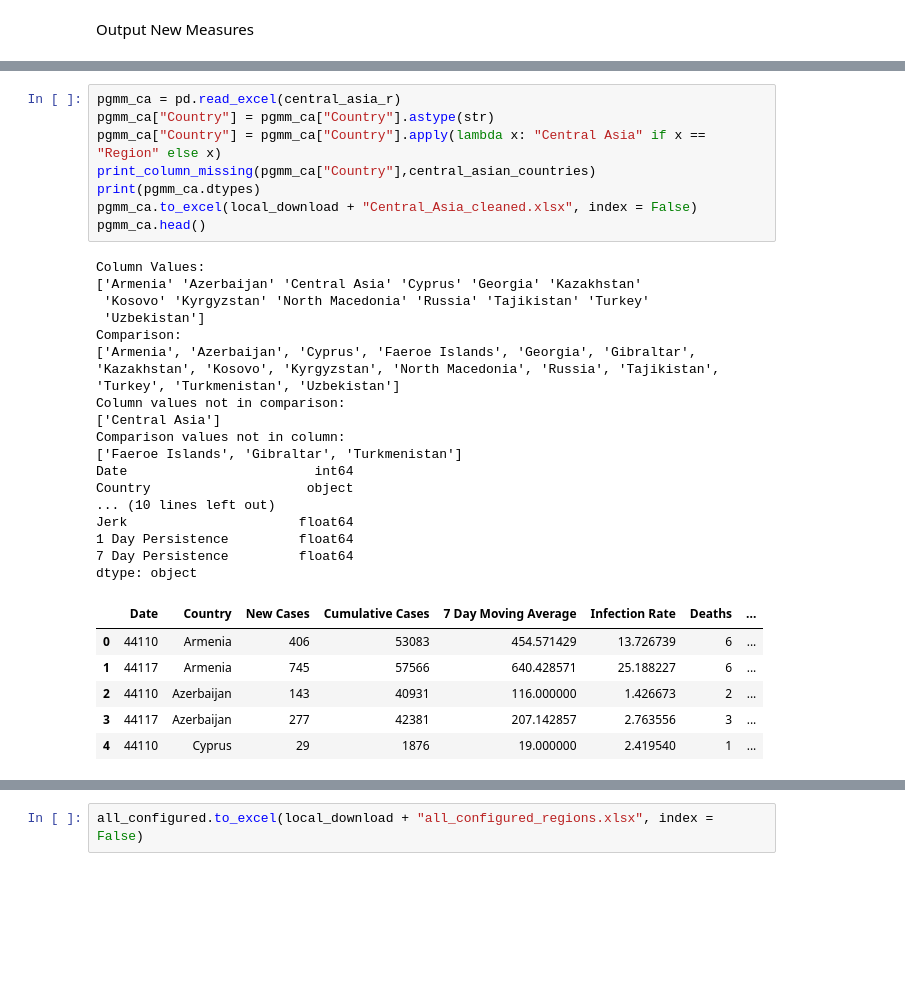
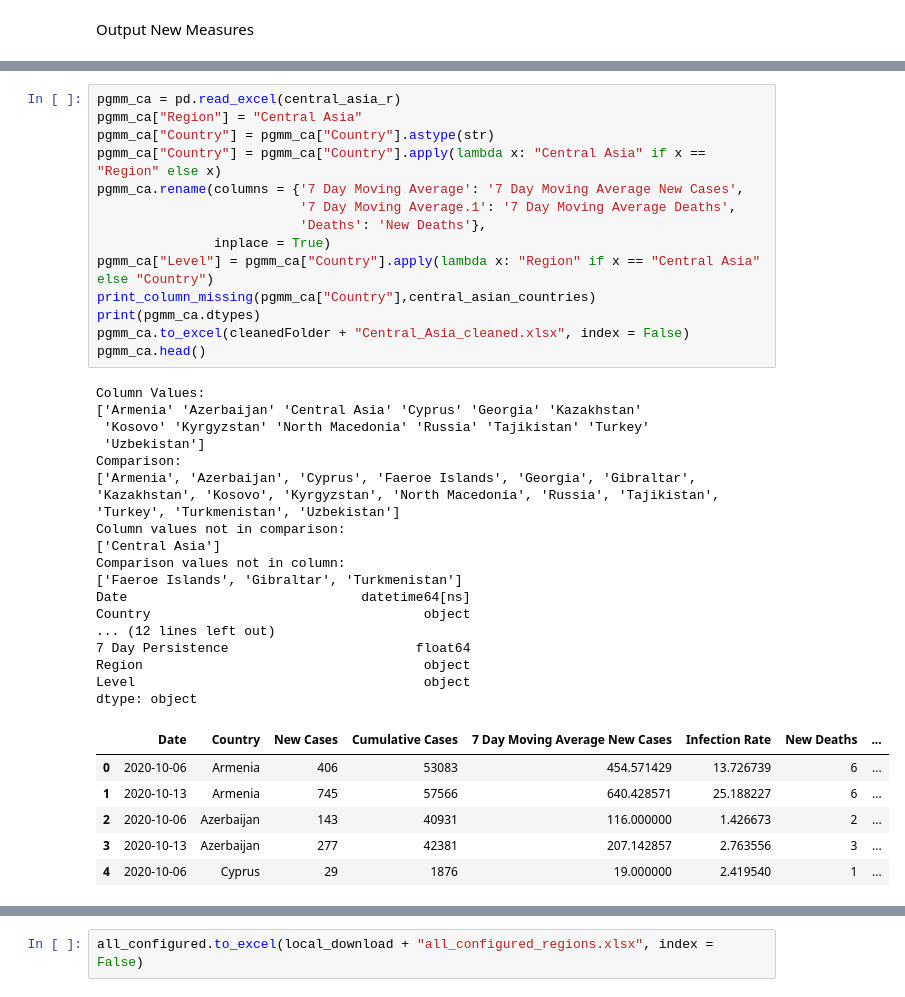
Before and after one commit to janinewhite/Global-COVID-Surveillance, a Jupyter notebook: COVID Surveillance.ipynb, the cells around one changed output, grey strips where cells are left out. Drawn from its saved outputs; the diff is of its cells as text; blank space fills up the shorter version.

Commit message:
pgmm daily and weekly inputs

```diff
--- a/COVID Surveillance.ipynb
+++ b/COVID Surveillance.ipynb
@@ -818,35 +888,41 @@ dtype: object
 | 4 | 2020-10-06 | Bahamas | 107 | 4559 | 93.714286 | 27.472386 | 4 | ... |
 # %%
 pgmm_ca = pd.read_excel(central_asia_r)
+pgmm_ca["Region"] = "Central Asia"
 pgmm_ca["Country"] = pgmm_ca["Country"].astype(str)
 pgmm_ca["Country"] = pgmm_ca["Country"].apply(lambda x: "Central Asia" if x == "Region" else x)
+pgmm_ca.rename(columns = {'7 Day Moving Average': '7 Day Moving Average New Cases',
+                          '7 Day Moving Average.1': '7 Day Moving Average Deaths',
+                          'Deaths': 'New Deaths'},
+               inplace = True)
+pgmm_ca["Level"] = pgmm_ca["Country"].apply(lambda x: "Region" if x == "Central Asia" else "Country")
 print_column_missing(pgmm_ca["Country"],central_asian_countries)
 print(pgmm_ca.dtypes)
-pgmm_ca.to_excel(local_download + "Central_Asia_cleaned.xlsx", index = False)
+pgmm_ca.to_excel(cleanedFolder + "Central_Asia_cleaned.xlsx", index = False)
 pgmm_ca.head()
 # %% [output]
 Column Values:
 ['Armenia' 'Azerbaijan' 'Central Asia' 'Cyprus' 'Georgia' 'Kazakhstan'
  'Kosovo' 'Kyrgyzstan' 'North Macedonia' 'Russia' 'Tajikistan' 'Turkey'
  'Uzbekistan']
 Comparison:
 ['Armenia', 'Azerbaijan', 'Cyprus', 'Faeroe Islands', 'Georgia', 'Gibraltar', 'Kazakhstan', 'Kosovo', 'Kyrgyzstan', 'North Macedonia', 'Russia', 'Tajikistan', 'Turkey', 'Turkmenistan', 'Uzbekistan']
 Column values not in comparison:
 ['Central Asia']
 Comparison values not in column:
 ['Faeroe Islands', 'Gibraltar', 'Turkmenistan']
-Date                        int64
-Country                    object
-... (10 lines left out)
-Jerk                      float64
-1 Day Persistence         float64
-7 Day Persistence         float64
+Date                              datetime64[ns]
+Country                                   object
+... (12 lines left out)
+7 Day Persistence                        float64
+Region                                    object
+Level                                     object
 dtype: object
-|  | Date | Country | New Cases | Cumulative Cases | 7 Day Moving Average | Infection Rate | Deaths | ... |
-| 0 | 44110 | Armenia | 406 | 53083 | 454.571429 | 13.726739 | 6 | ... |
-| 1 | 44117 | Armenia | 745 | 57566 | 640.428571 | 25.188227 | 6 | ... |
-| 2 | 44110 | Azerbaijan | 143 | 40931 | 116.000000 | 1.426673 | 2 | ... |
-| 3 | 44117 | Azerbaijan | 277 | 42381 | 207.142857 | 2.763556 | 3 | ... |
-| 4 | 44110 | Cyprus | 29 | 1876 | 19.000000 | 2.419540 | 1 | ... |
+|  | Date | Country | New Cases | Cumulative Cases | 7 Day Moving Average New Cases | Infection Rate | New Deaths | ... |
+| 0 | 2020-10-06 | Armenia | 406 | 53083 | 454.571429 | 13.726739 | 6 | ... |
+| 1 | 2020-10-13 | Armenia | 745 | 57566 | 640.428571 | 25.188227 | 6 | ... |
+| 2 | 2020-10-06 | Azerbaijan | 143 | 40931 | 116.000000 | 1.426673 | 2 | ... |
+| 3 | 2020-10-13 | Azerbaijan | 277 | 42381 | 207.142857 | 2.763556 | 3 | ... |
+| 4 | 2020-10-06 | Cyprus | 29 | 1876 | 19.000000 | 2.419540 | 1 | ... |
 # %%
 pgmm_eu = pd.read_excel(europe_r)
```
Also changed, not shown: parts of 41 cells of this notebook, 30 other files.
